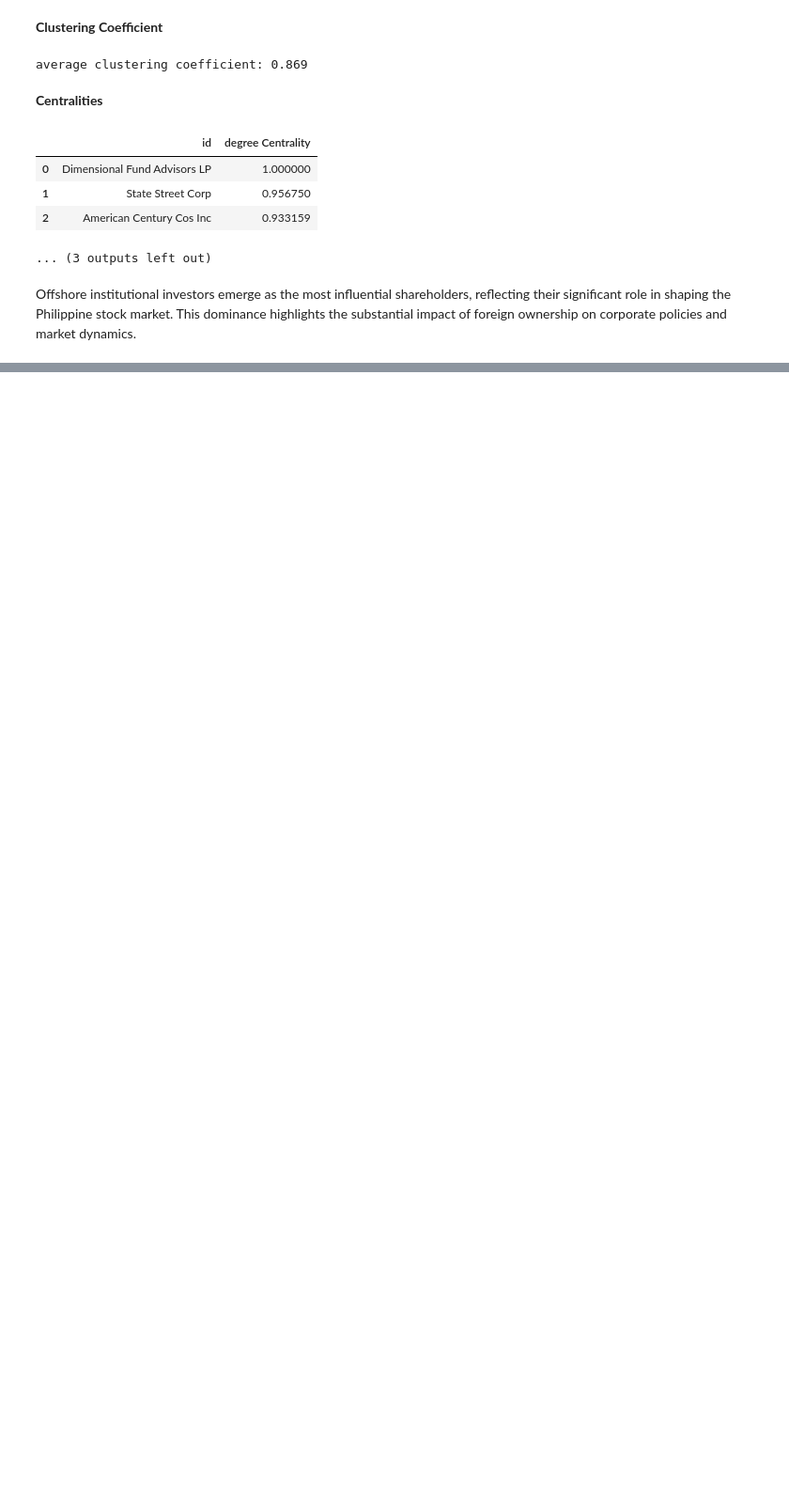
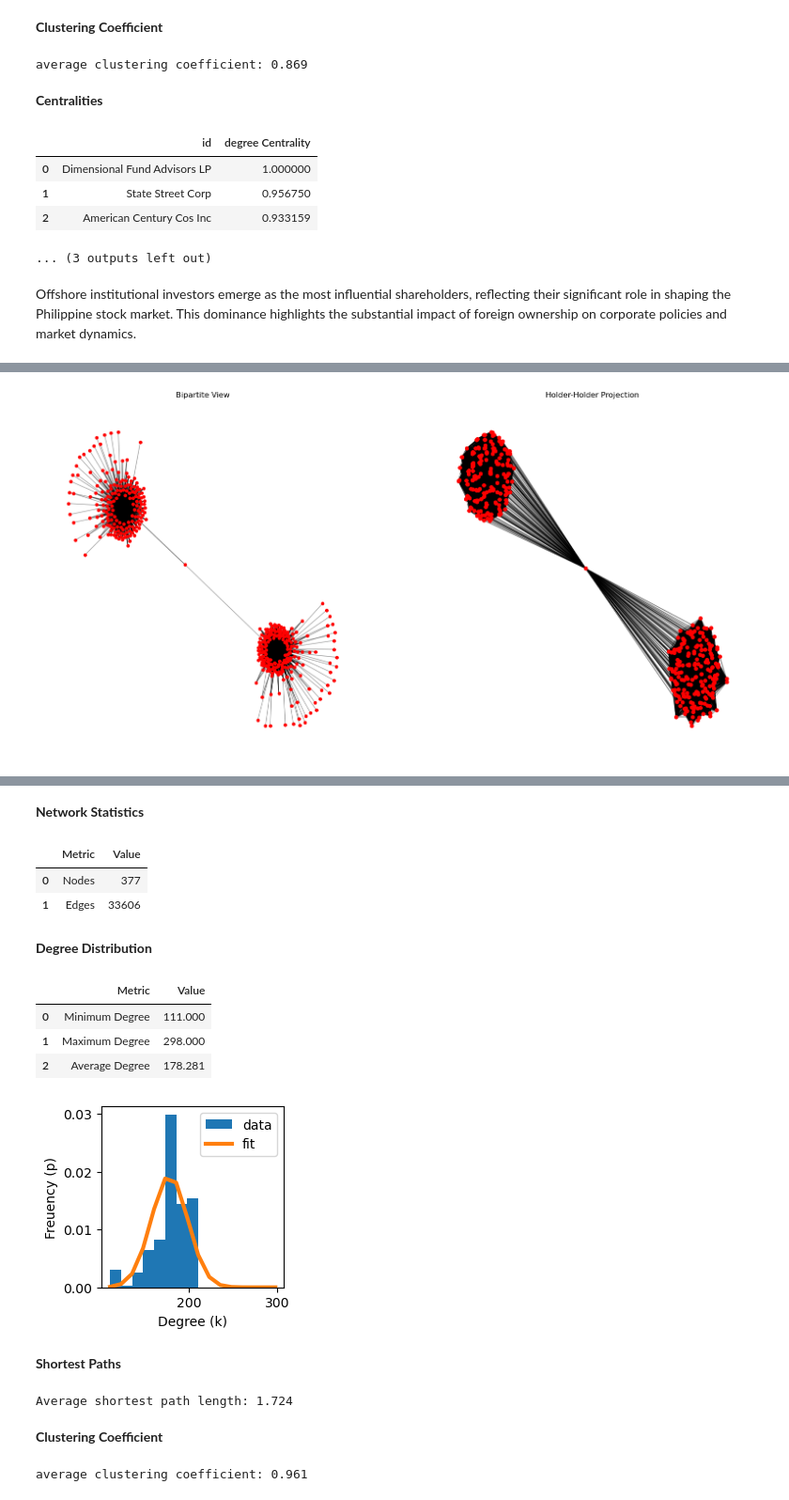
Before and after one commit to vsitucal-personal/ns_tech_report, a Jupyter notebook: Tech_Report.ipynb, the cells around one changed output, grey strips where cells are left out. Shown at 94% size. Cells and saved outputs as stored; diff of their text form; code cells hidden in the pictures; blank space fills up the shorter version.

```diff
--- a/Tech_Report.ipynb
+++ b/Tech_Report.ipynb
@@ -76,0 +71,4 @@ Offshore institutional investors emerge as the most influential shareholders, re
+# %%
+pdc()
+# %% [output]
+[figure, added]
@@ -76,0 +81,14 @@ Offshore institutional investors emerge as the most influential shareholders, re
+**Network Statistics**
+|  | Metric | Value |
+| 0 | Nodes | 377 |
+| 1 | Edges | 33606 |
+**Degree Distribution**
+|  | Metric | Value |
+| 0 | Minimum Degree | 111.000 |
+| 1 | Maximum Degree | 298.000 |
+| 2 | Average Degree | 178.281 |
+[figure, added]
+**Shortest Paths**
+Average shortest path length: 1.724
+**Clustering Coefficient**
+average clustering coefficient: 0.961
```
Also changed, not shown: parts of 8 cells of this notebook, 3 other files.
